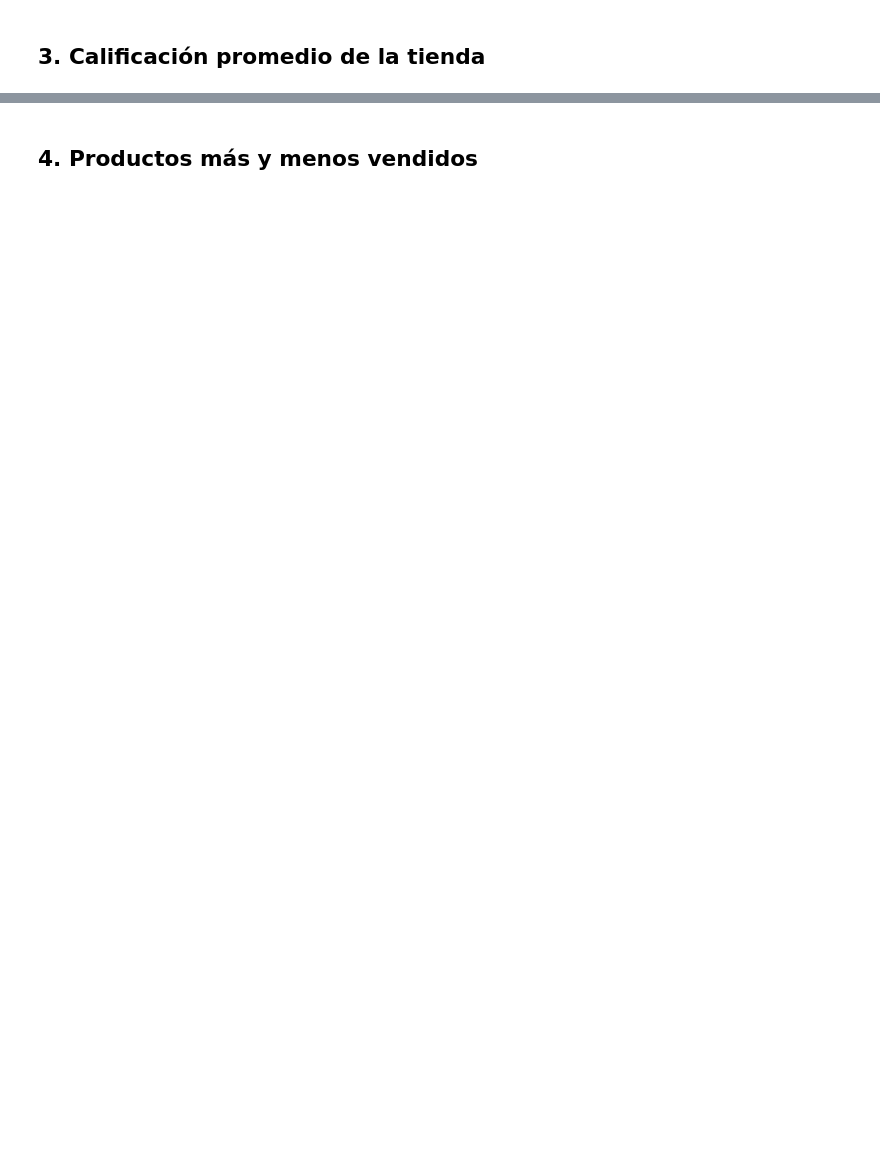
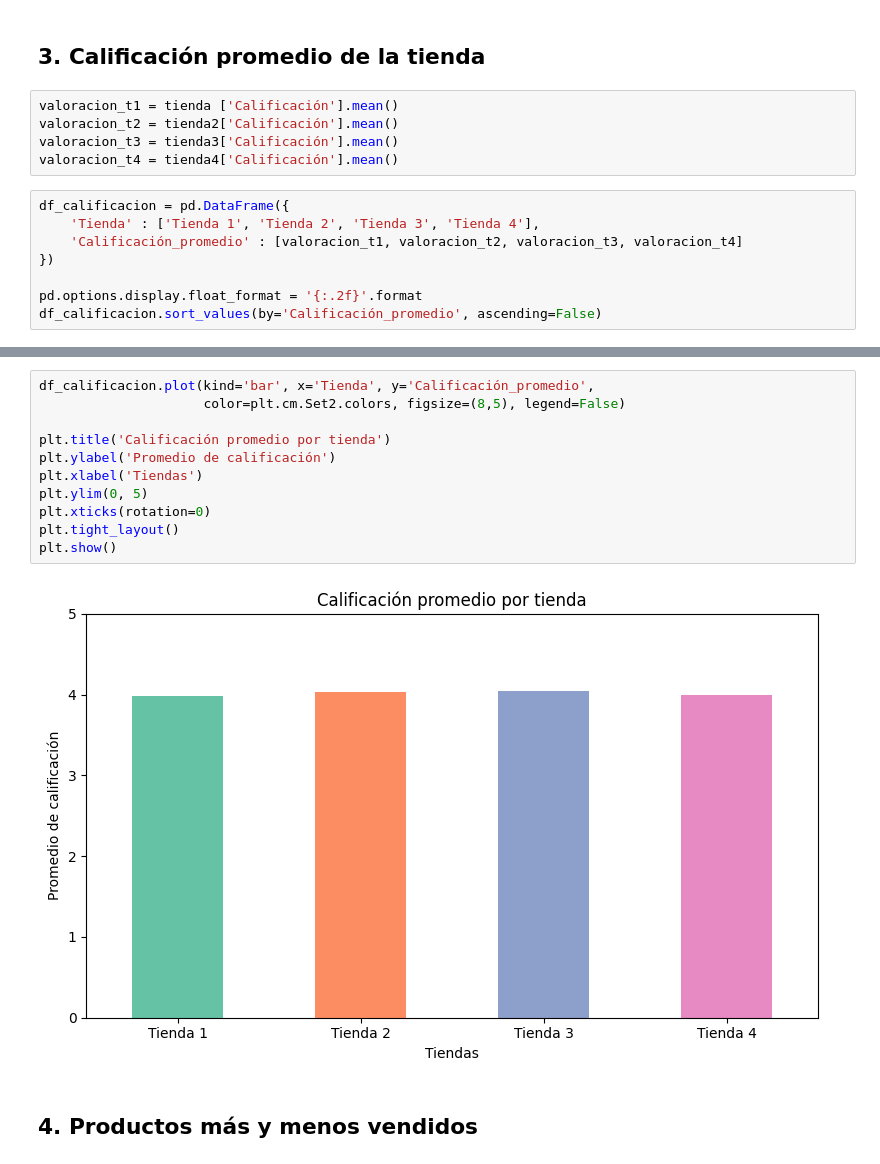
Before and after one commit to Crnari/Alura-Store, a Jupyter notebook: notebooks/AluraStoreLatam.ipynb, the cells around one changed output, grey strips where cells are left out. Cells and saved outputs as stored; diff of their text form; blank space fills up the shorter version.

```diff
--- a/notebooks/AluraStoreLatam.ipynb
+++ b/notebooks/AluraStoreLatam.ipynb
@@ -103,2 +176,15 @@ plt.show()
 # %% [markdown]
 ## 3. Calificación promedio de la tienda
+# %%
+valoracion_t1 = tienda ['Calificación'].mean()
+valoracion_t2 = tienda2['Calificación'].mean()
+valoracion_t3 = tienda3['Calificación'].mean()
+valoracion_t4 = tienda4['Calificación'].mean()
+# %%
+df_calificacion = pd.DataFrame({
+    'Tienda' : ['Tienda 1', 'Tienda 2', 'Tienda 3', 'Tienda 4'],
+    'Calificación_promedio' : [valoracion_t1, valoracion_t2, valoracion_t3, valoracion_t4]
+})
+
+pd.options.display.float_format = '{:.2f}'.format
+df_calificacion.sort_values(by='Calificación_promedio', ascending=False)
@@ -105,2 +197,15 @@ plt.show()
+# %%
+df_calificacion.plot(kind='bar', x='Tienda', y='Calificación_promedio',
+                     color=plt.cm.Set2.colors, figsize=(8,5), legend=False)
+
+plt.title('Calificación promedio por tienda')
+plt.ylabel('Promedio de calificación')
+plt.xlabel('Tiendas')
+plt.ylim(0, 5)
+plt.xticks(rotation=0)
+plt.tight_layout()
+plt.show()
+# %% [output]
+[figure, added]
 # %% [markdown]
 ## 4. Productos más y menos vendidos
```
Also changed, not shown: parts of 26 cells of this notebook.
